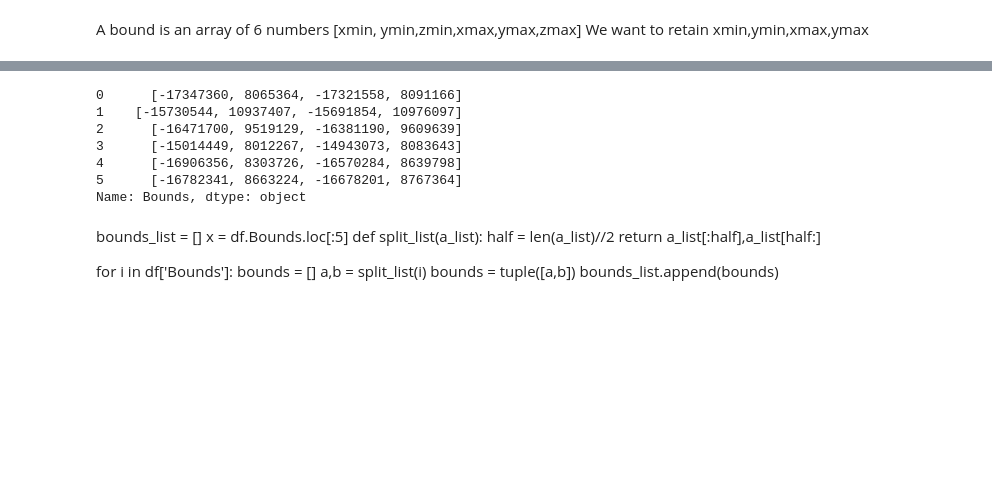
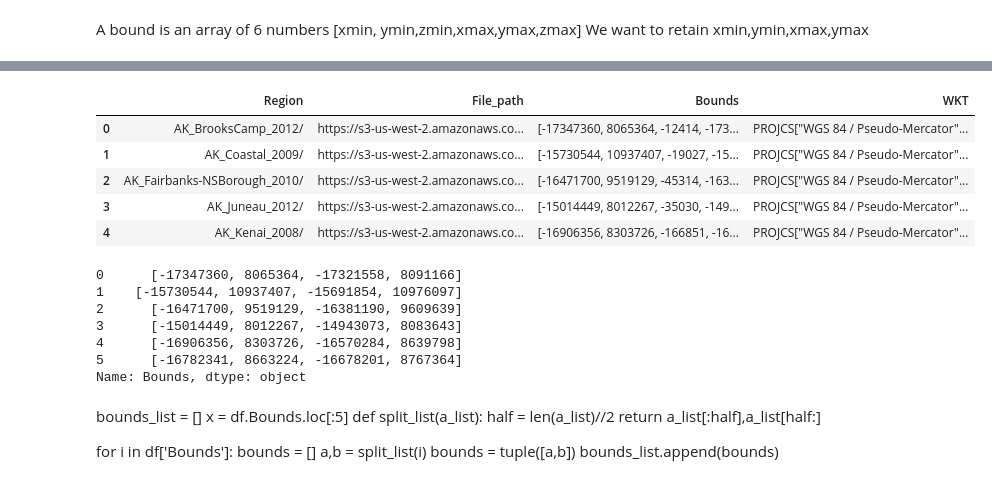
Before and after one commit to katenjoki/AgriTech, a Jupyter notebook: notebooks/fetch.ipynb, the cells around one changed output, grey strips where cells are left out. Saved outputs shown, nothing was run; the diff lists cells and outputs as text; code cells hidden in the pictures; blank space fills up the shorter version.

```diff
--- a/notebooks/fetch.ipynb
+++ b/notebooks/fetch.ipynb
@@ -66,3 +114,12 @@ df.head()
+# %%
+df.head()
+# %% [output]
+|  | Region | File_path | Bounds | WKT |
+| 0 | AK_BrooksCamp_2012/ | https://s3-us-west-2.amazonaws.co... | [-17347360, 8065364, -12414, -173... | PROJCS["WGS 84 / Pseudo-Mercator"... |
+| 1 | AK_Coastal_2009/ | https://s3-us-west-2.amazonaws.co... | [-15730544, 10937407, -19027, -15... | PROJCS["WGS 84 / Pseudo-Mercator"... |
+| 2 | AK_Fairbanks-NSBorough_2010/ | https://s3-us-west-2.amazonaws.co... | [-16471700, 9519129, -45314, -163... | PROJCS["WGS 84 / Pseudo-Mercator"... |
+| 3 | AK_Juneau_2012/ | https://s3-us-west-2.amazonaws.co... | [-15014449, 8012267, -35030, -149... | PROJCS["WGS 84 / Pseudo-Mercator"... |
+| 4 | AK_Kenai_2008/ | https://s3-us-west-2.amazonaws.co... | [-16906356, 8303726, -166851, -16... | PROJCS["WGS 84 / Pseudo-Mercator"... |
 # %%
 #Drop the z min and z max values
 for i in df['Bounds']:
```
Also changed, not shown: parts of 11 cells of this notebook, 48 other files.
